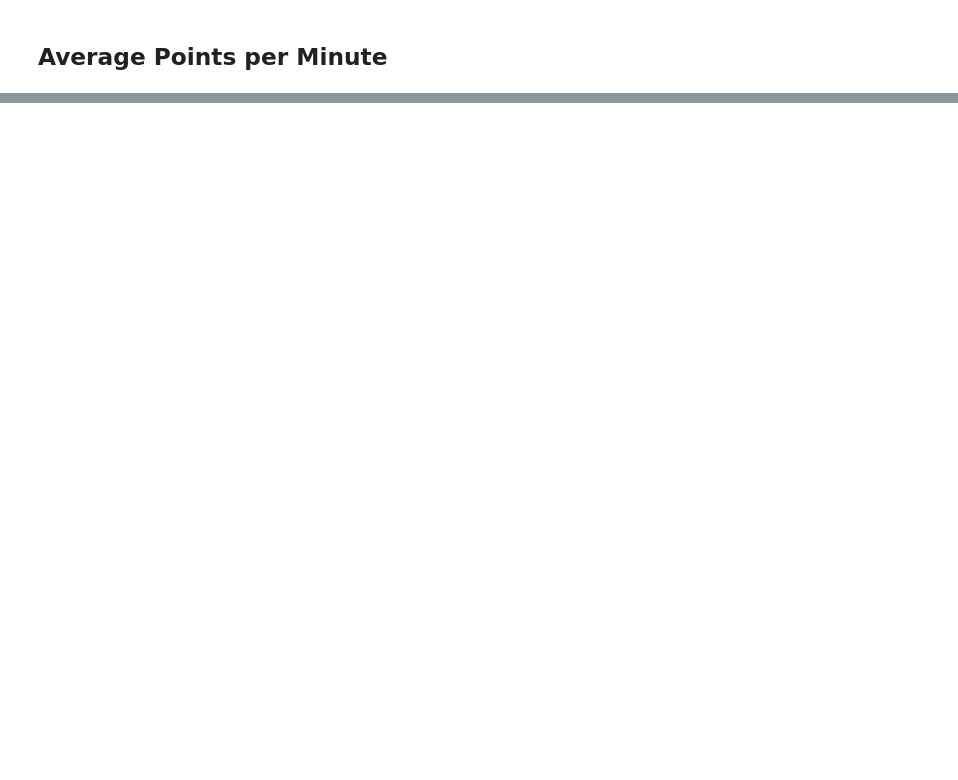
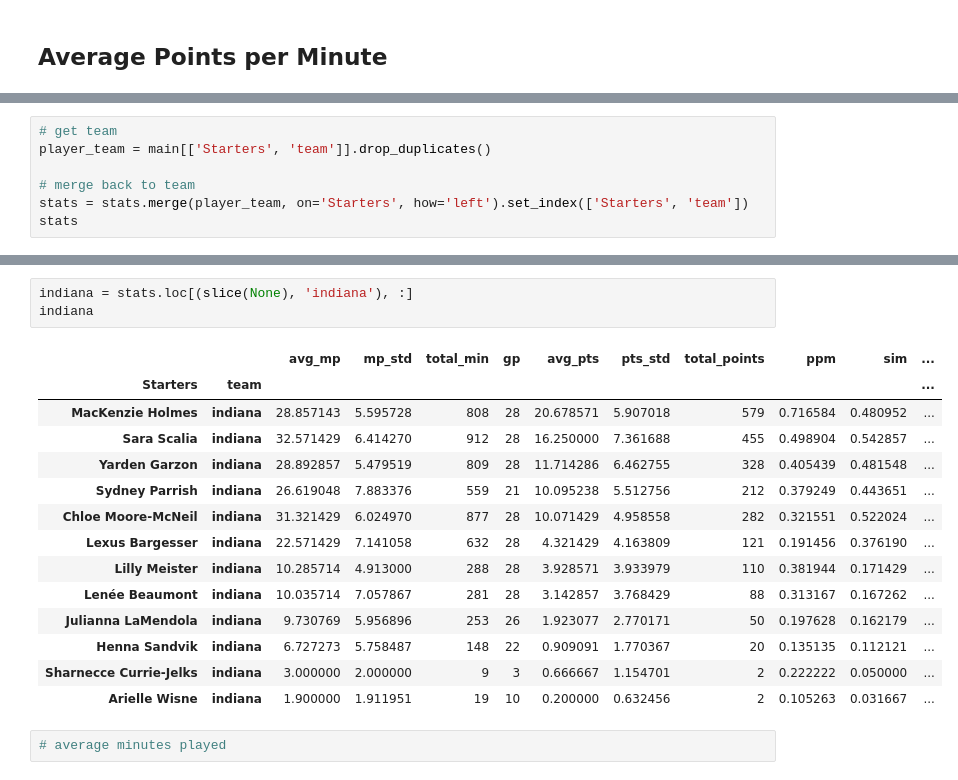
Before and after one commit to cerealbowles/ncaaw, a Jupyter notebook: players.ipynb, the cells around one changed output, grey strips where cells are left out. Saved outputs shown, nothing was run; the diff lists cells and outputs as text; blank space fills up the shorter version.

```diff
--- a/players.ipynb
+++ b/players.ipynb
@@ -56,0 +87,7 @@ ppm.sort_values(by=['rank'], ascending=False)
+# %%
+# get team
+player_team = main[['Starters', 'team']].drop_duplicates()
+
+# merge back to team
+stats = stats.merge(player_team, on='Starters', how='left').set_index(['Starters', 'team'])
+stats
@@ -56,0 +121,20 @@ ppm.sort_values(by=['rank'], ascending=False)
+# %%
+indiana = stats.loc[(slice(None), 'indiana'), :]
+indiana
+# %% [output]
+|  |  | avg_mp | mp_std | total_min | gp | avg_pts | pts_std | total_points | ppm | sim | ... |
+| Starters | team |  |  |  |  |  |  |  |  |  | ... |
+| MacKenzie Holmes | indiana | 28.857143 | 5.595728 | 808 | 28 | 20.678571 | 5.907018 | 579 | 0.716584 | 0.480952 | ... |
+| Sara Scalia | indiana | 32.571429 | 6.414270 | 912 | 28 | 16.250000 | 7.361688 | 455 | 0.498904 | 0.542857 | ... |
+| Yarden Garzon | indiana | 28.892857 | 5.479519 | 809 | 28 | 11.714286 | 6.462755 | 328 | 0.405439 | 0.481548 | ... |
+| Sydney Parrish | indiana | 26.619048 | 7.883376 | 559 | 21 | 10.095238 | 5.512756 | 212 | 0.379249 | 0.443651 | ... |
+| Chloe Moore-McNeil | indiana | 31.321429 | 6.024970 | 877 | 28 | 10.071429 | 4.958558 | 282 | 0.321551 | 0.522024 | ... |
+| Lexus Bargesser | indiana | 22.571429 | 7.141058 | 632 | 28 | 4.321429 | 4.163809 | 121 | 0.191456 | 0.376190 | ... |
+| Lilly Meister | indiana | 10.285714 | 4.913000 | 288 | 28 | 3.928571 | 3.933979 | 110 | 0.381944 | 0.171429 | ... |
+| Lenée Beaumont | indiana | 10.035714 | 7.057867 | 281 | 28 | 3.142857 | 3.768429 | 88 | 0.313167 | 0.167262 | ... |
+| Julianna LaMendola | indiana | 9.730769 | 5.956896 | 253 | 26 | 1.923077 | 2.770171 | 50 | 0.197628 | 0.162179 | ... |
+| Henna Sandvik | indiana | 6.727273 | 5.758487 | 148 | 22 | 0.909091 | 1.770367 | 20 | 0.135135 | 0.112121 | ... |
+| Sharnecce Currie-Jelks | indiana | 3.000000 | 2.000000 | 9 | 3 | 0.666667 | 1.154701 | 2 | 0.222222 | 0.050000 | ... |
+| Arielle Wisne | indiana | 1.900000 | 1.911951 | 19 | 10 | 0.200000 | 0.632456 | 2 | 0.105263 | 0.031667 | ... |
+# %%
+# average minutes played
```
Also changed, not shown: parts of 6 cells of this notebook, 2 other files.
